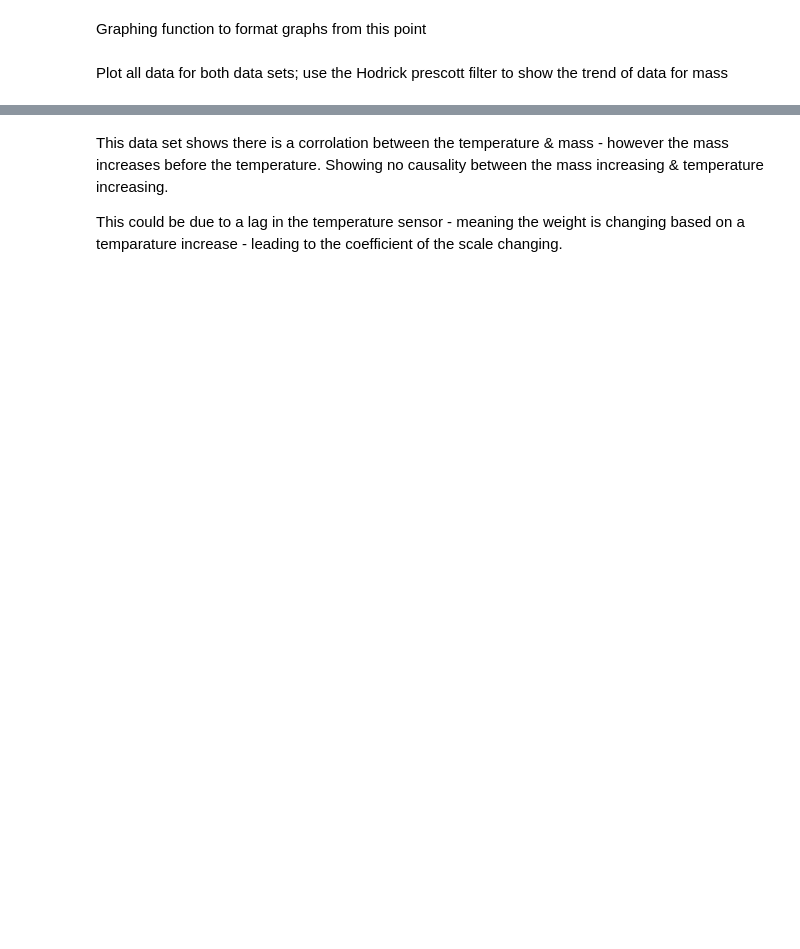
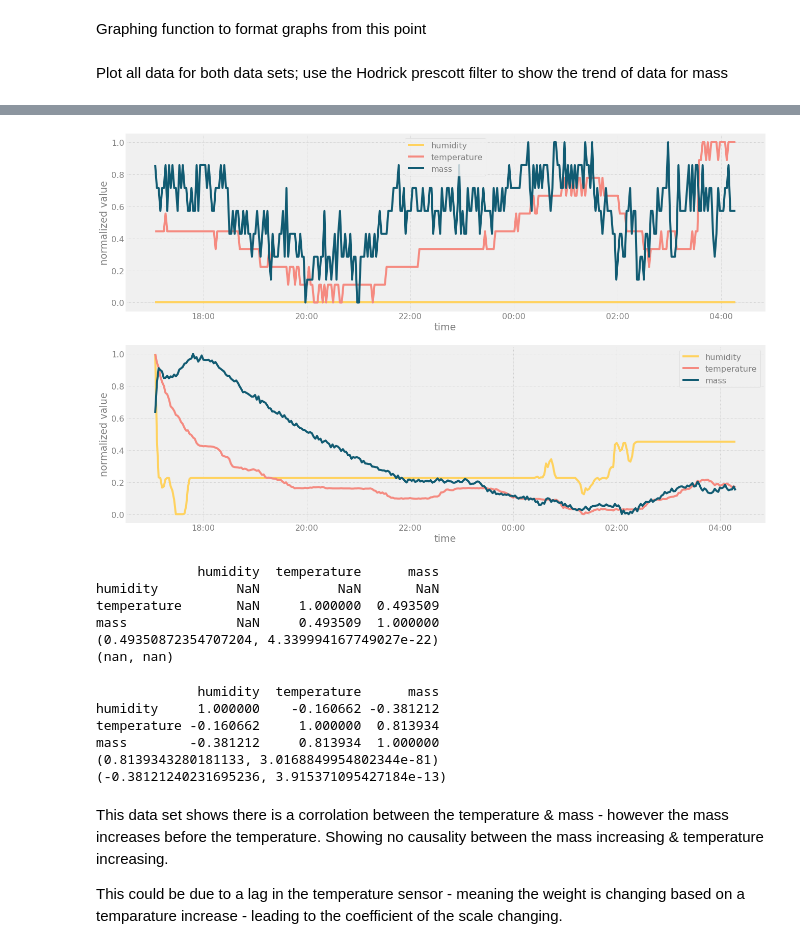
Before and after one commit to leahpattison/atmosphericWaterCollector, a Jupyter notebook: size2/Time Series Analysis 2.ipynb, the cells around one changed output, grey strips where cells are left out. Cells and saved outputs as stored; diff of their text form; code cells hidden in the pictures; blank space fills up the shorter version.

```diff
--- a/size2/Time Series Analysis 2.ipynb
+++ b/size2/Time Series Analysis 2.ipynb
@@ -149,3 +225,59 @@ for a in fig.axes:
+# %%
+fig, ax = newfigure(nrows =2, ncols=1)
+
+xformatter = mdates.DateFormatter('%H:%M')
+
+t= [normalised_df1, normalised_df2]
+c = ['#FFD25E', '#F58A80','#115b72','#fed456']
+
+for i in range(len(t)):
+    for name in t[i].columns:
+        fig.axes[i].plot(t[i][name], color = c[t[i].columns.get_loc(name)])
+        plt.gcf().axes[i].xaxis.set_major_formatter(xformatter)
+        ax[i].set_xlabel("time")
+
+
+for a in fig.axes:
+    a.set_ylabel("normalized value")
+    a.legend()
+    plt.rcParams["figure.figsize"] = [20, 14]
+
+plt.rcParams.update({'font.size': 16})
+plt.rcParams.update({'text.color' : "grey",
+                     'axes.labelcolor' : "grey",
+                     'xtick.color': "grey",
+                    'ytick.color': "grey"})
+# %% [output]
+[figure, added]
+# %%
+from scipy.stats import pearsonr
+
+print(df1.corr(method ='pearson'))
+
+
+t = pearsonr(df1['mass'], df1['temperature'])
+print(t)
+print(pearsonr(df1['mass'], df1['humidity']))
+# %% [output]
+             humidity  temperature      mass
+humidity          NaN          NaN       NaN
+temperature       NaN     1.000000  0.493509
+mass              NaN     0.493509  1.000000
+(0.49350872354707204, 4.339994167749027e-22)
+(nan, nan)
+# %%
+
+print(df2.corr(method ='pearson'))
+
+print(pearsonr(df2['mass'], df2['temperature']))
+print(pearsonr(df2['mass'], df2['humidity']))
+# %% [output]
+             humidity  temperature      mass
+humidity     1.000000    -0.160662 -0.381212
+temperature -0.160662     1.000000  0.813934
+mass        -0.381212     0.813934  1.000000
+(0.8139343280181133, 3.0168849954802344e-81)
+(-0.38121240231695236, 3.915371095427184e-13)
 # %% [markdown]
 This data set shows there is a corrolation between the temperature & mass - however the mass increases before the temperature. Showing no causality between the mass increasing & temperature increasing.
 
```
Also changed, not shown: parts of 11 cells of this notebook.
